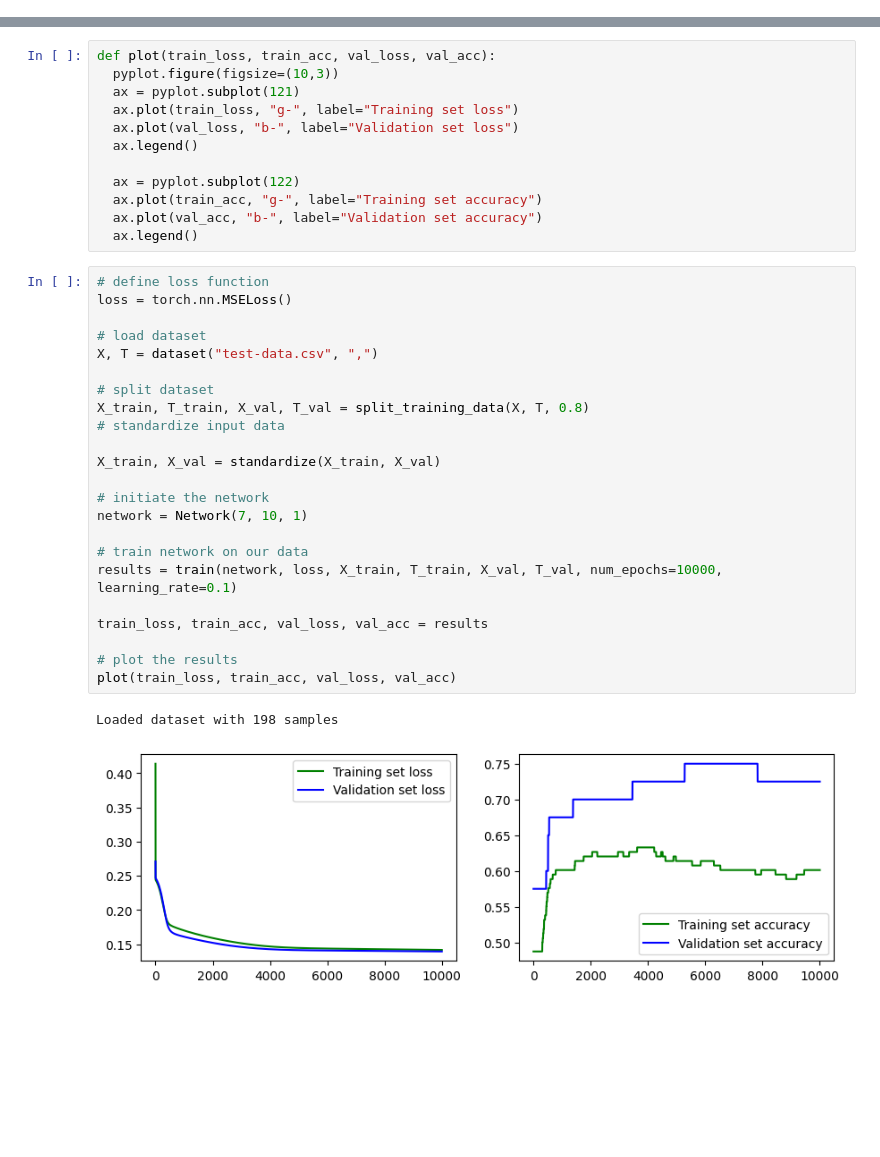
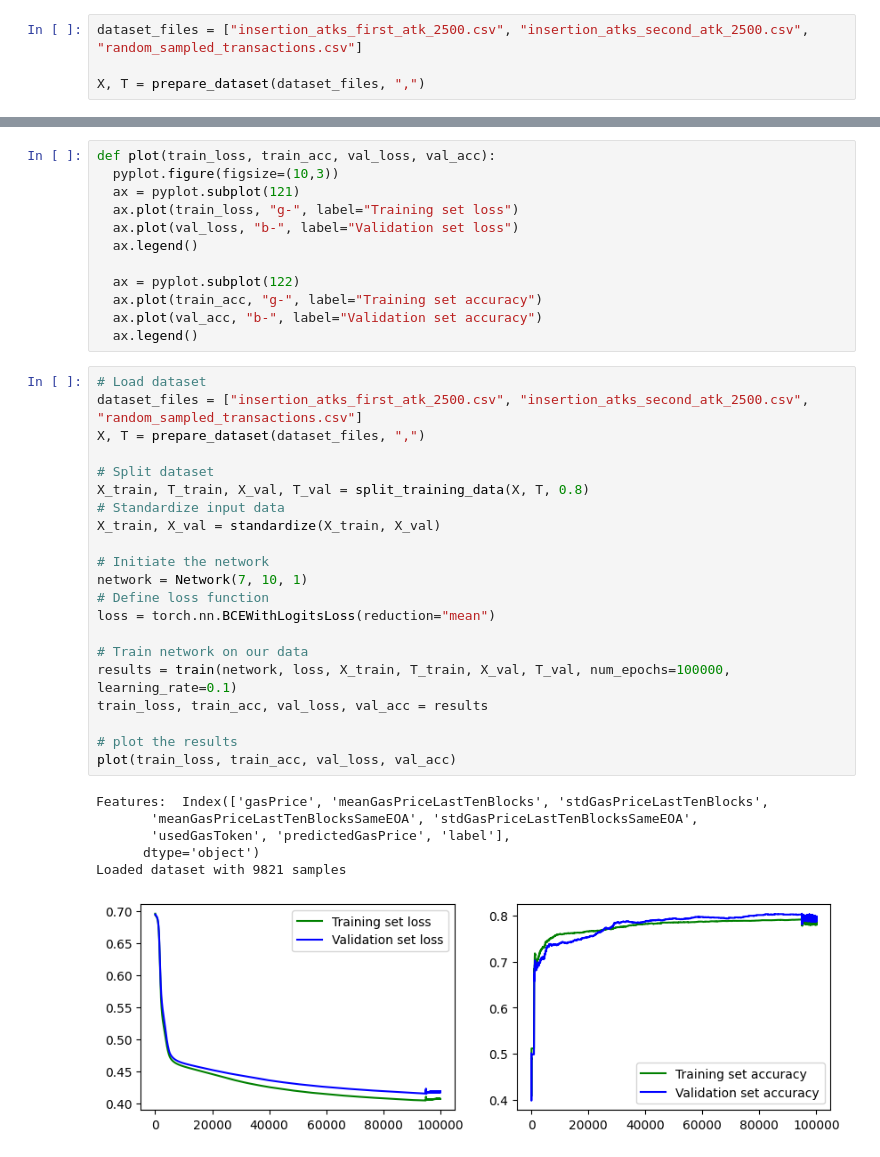
Before and after one commit to hoehlars/frontrunning-attacks, a Jupyter notebook: model/MLP.ipynb, the cells around one changed output, grey strips where cells are left out. Cells and saved outputs as stored; diff of their text form; blank space fills up the shorter version.

Commit message:
train & evaluate first simple models

```diff
--- a/model/MLP.ipynb
+++ b/model/MLP.ipynb
@@ -39,0 +53,4 @@ def dataset(dataset_file, delimiter=";"):
+# %%
+dataset_files = ["insertion_atks_first_atk_2500.csv", "insertion_atks_second_atk_2500.csv", "random_sampled_transactions.csv"]
+
+X, T = prepare_dataset(dataset_files, ",")
@@ -161,31 +184,33 @@ def plot(train_loss, train_acc, val_loss, val_acc):
   ax.plot(val_acc, "b-", label="Validation set accuracy")
   ax.legend()
 # %%
-# define loss function
-loss = torch.nn.MSELoss()
+# Load dataset
+dataset_files = ["insertion_atks_first_atk_2500.csv", "insertion_atks_second_atk_2500.csv", "random_sampled_transactions.csv"]
+X, T = prepare_dataset(dataset_files, ",")
 
-# load dataset
-X, T = dataset("test-data.csv", ",")
-
-# split dataset
+# Split dataset
 X_train, T_train, X_val, T_val = split_training_data(X, T, 0.8)
-# standardize input data
-
+# Standardize input data
 X_train, X_val = standardize(X_train, X_val)
 
-# initiate the network
+# Initiate the network
 network = Network(7, 10, 1)
+# Define loss function
+loss = torch.nn.BCEWithLogitsLoss(reduction="mean")
 
-# train network on our data
-results = train(network, loss, X_train, T_train, X_val, T_val, num_epochs=10000, learning_rate=0.1)
-
+# Train network on our data
+results = train(network, loss, X_train, T_train, X_val, T_val, num_epochs=100000, learning_rate=0.1)
 train_loss, train_acc, val_loss, val_acc = results
 
 # plot the results
 plot(train_loss, train_acc, val_loss, val_acc)
 # %% [output]
-Loaded dataset with 198 samples
+Features:  Index(['gasPrice', 'meanGasPriceLastTenBlocks', 'stdGasPriceLastTenBlocks',
+       'meanGasPriceLastTenBlocksSameEOA', 'stdGasPriceLastTenBlocksSameEOA',
+       'usedGasToken', 'predictedGasPrice', 'label'],
+      dtype='object')
+Loaded dataset with 9821 samples
-[figure, old version]
+[figure, new version]
 # %%
 X_train
 # %% [output]
```
Also changed, not shown: parts of 10 cells of this notebook.
